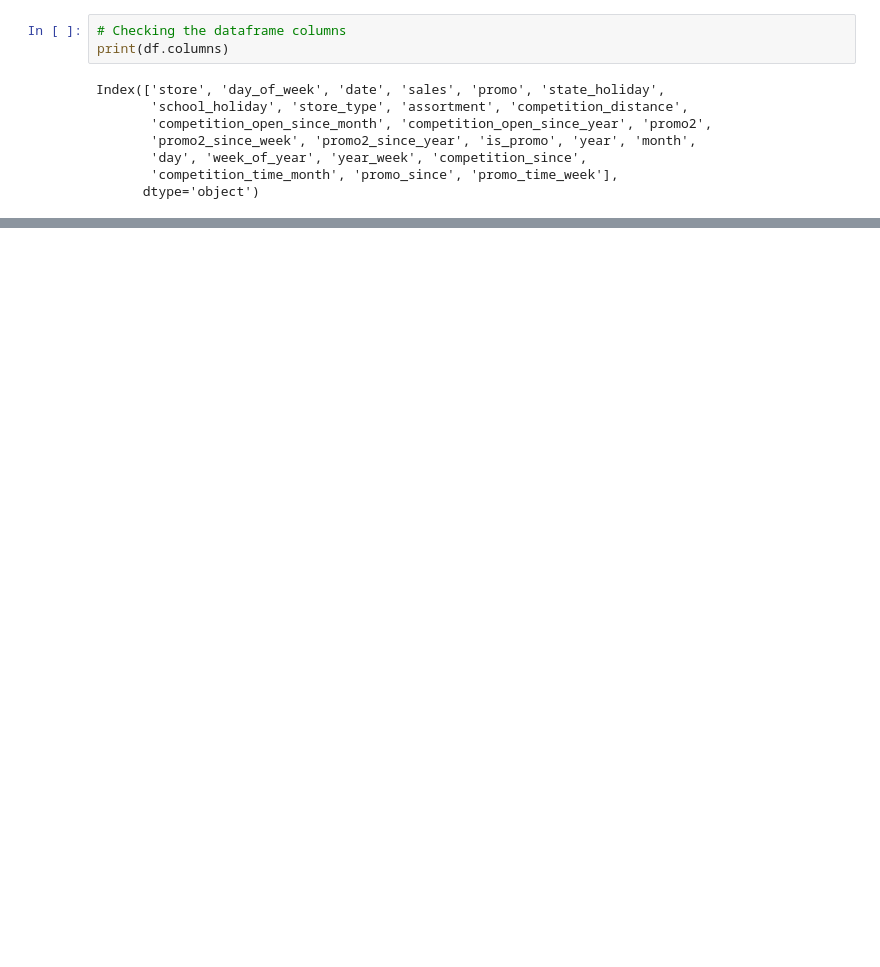
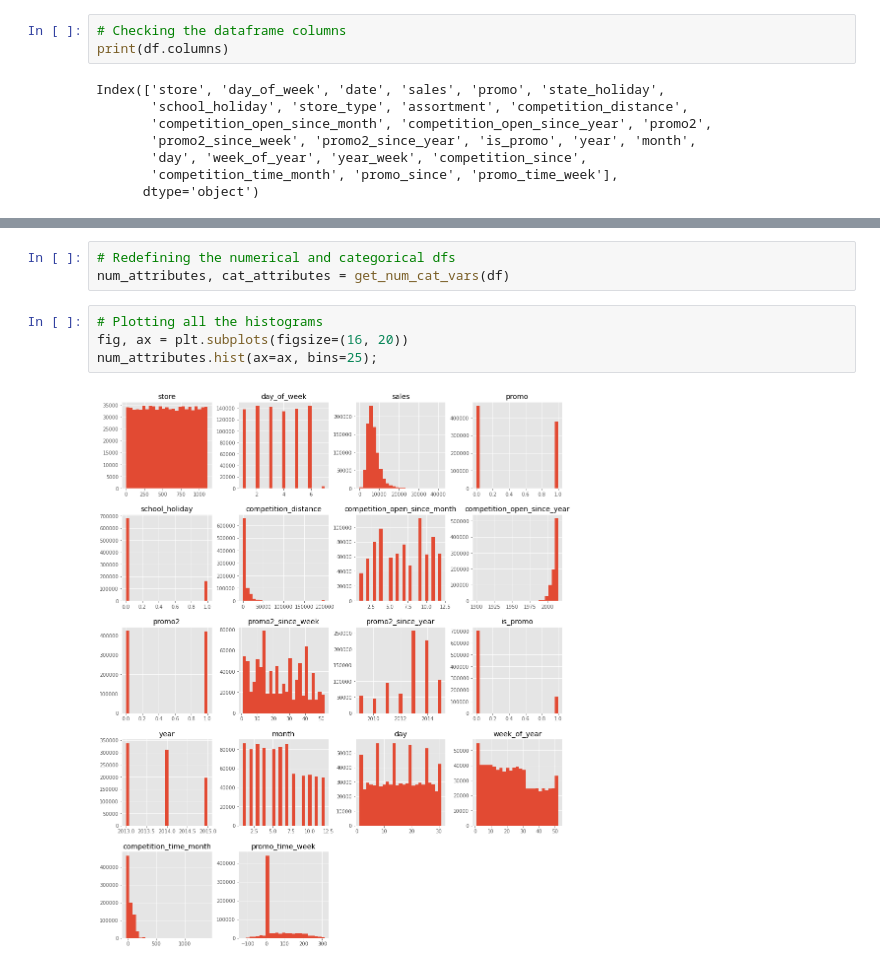
Before and after one commit to Emersonmiady/data-science-em-producao, a Jupyter notebook: rossman_store_sales.ipynb, the cells around one changed output, grey strips where cells are left out. Saved outputs shown, nothing was run; the diff lists cells and outputs as text; blank space fills up the shorter version.

```diff
--- a/rossman_store_sales.ipynb
+++ b/rossman_store_sales.ipynb
@@ -851,0 +909,9 @@ Index(['store', 'day_of_week', 'date', 'sales', 'promo', 'state_holiday',
+# %%
+# Redefining the numerical and categorical dfs
+num_attributes, cat_attributes = get_num_cat_vars(df)
+# %%
+# Plotting all the histograms
+fig, ax = plt.subplots(figsize=(16, 20))
+num_attributes.hist(ax=ax, bins=25);
+# %% [output]
+[figure, added]
```
Also changed, not shown: parts of 34 cells of this notebook.
